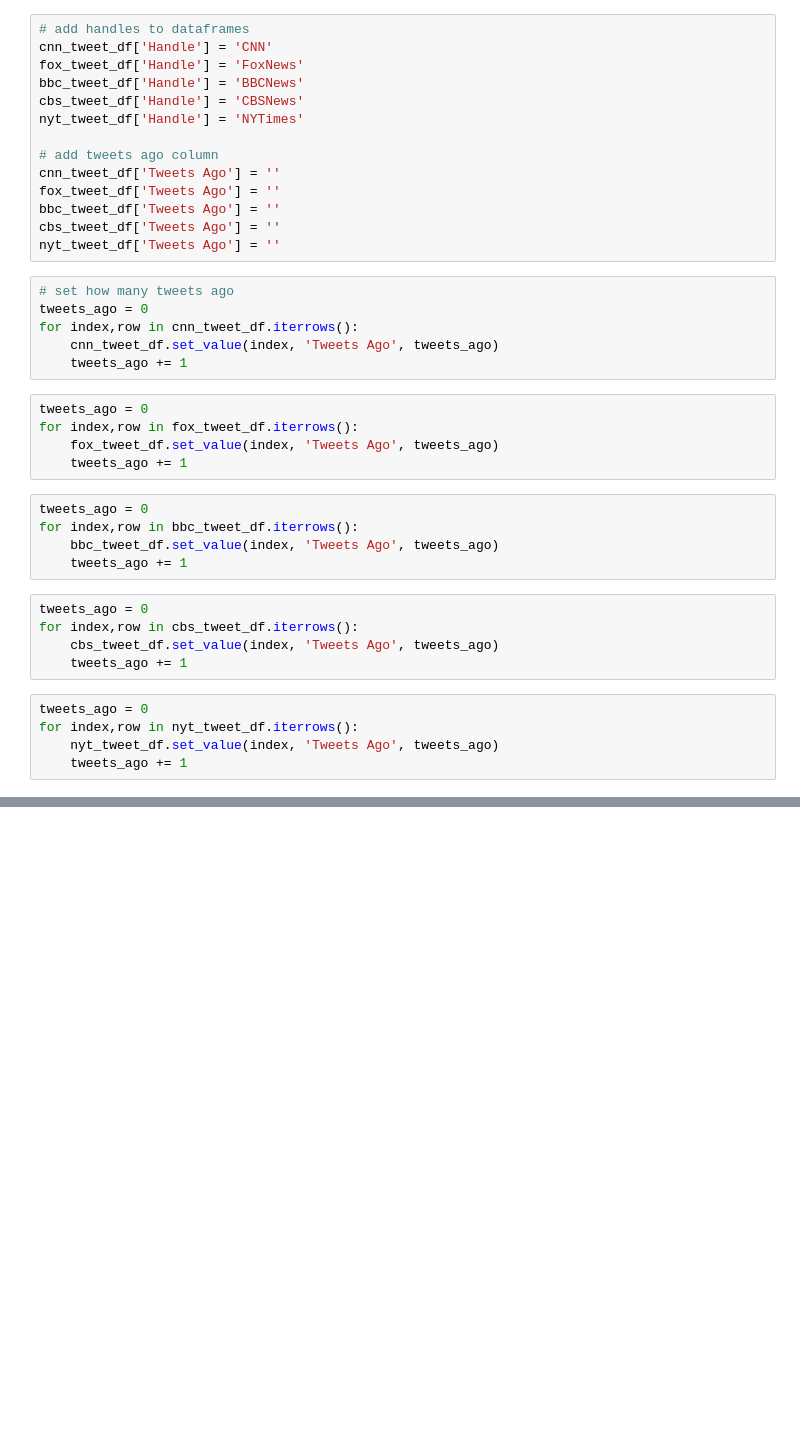
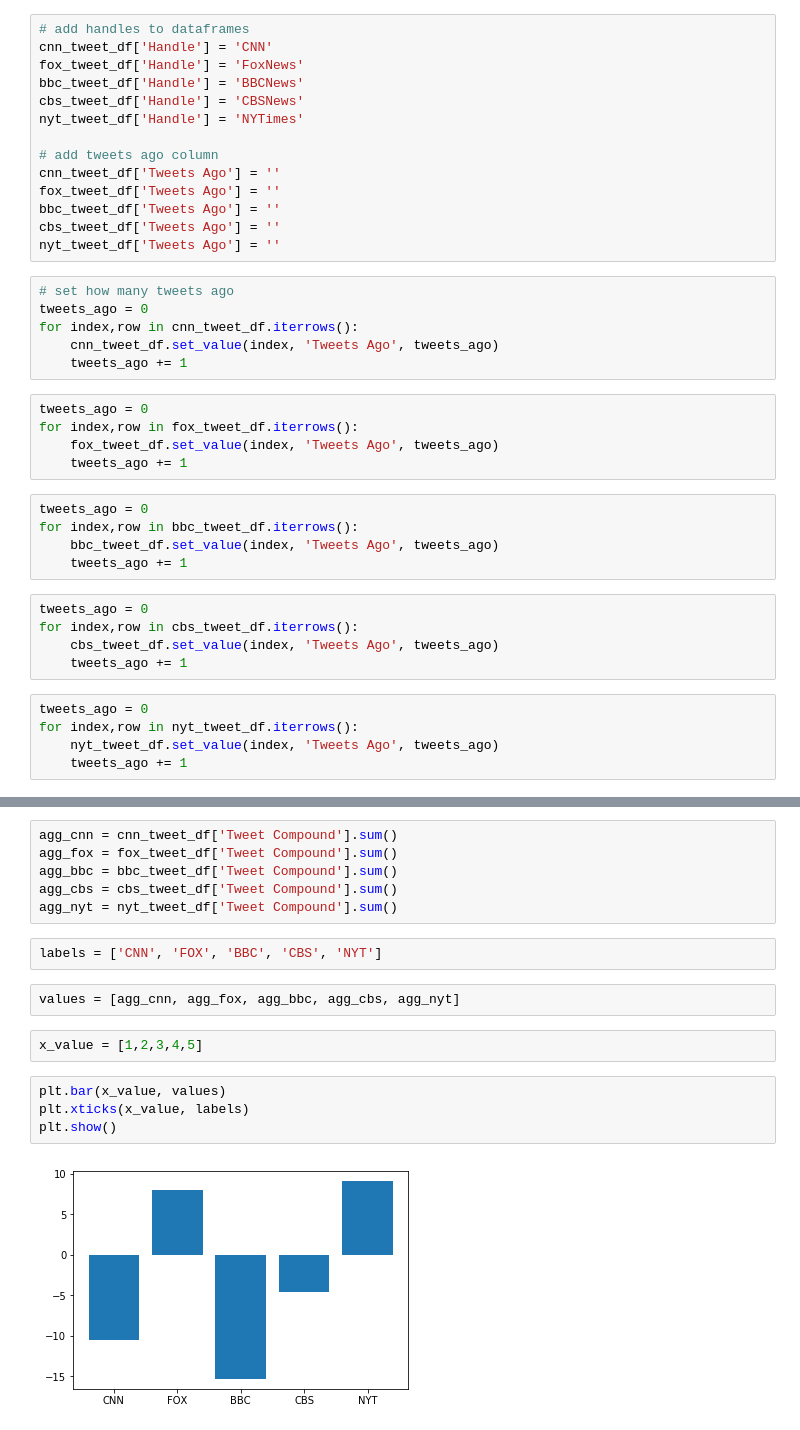
Before and after one commit to EpicureanHeron/DataAnalyticsBootcampSpring2018, a Jupyter notebook: Week 7 - Social Media Mining/News Mood/News Mood.ipynb, the cells around one changed output, grey strips where cells are left out. Cells and saved outputs as stored; diff of their text form; blank space fills up the shorter version.

Commit message:
finished second plot

```diff
--- a/Week 7 - Social Media Mining/News Mood/News Mood.ipynb
+++ b/Week 7 - Social Media Mining/News Mood/News Mood.ipynb
@@ -255,0 +256,18 @@ plt.show()
+# %%
+agg_cnn = cnn_tweet_df['Tweet Compound'].sum()
+agg_fox = fox_tweet_df['Tweet Compound'].sum()
+agg_bbc = bbc_tweet_df['Tweet Compound'].sum()
+agg_cbs = cbs_tweet_df['Tweet Compound'].sum()
+agg_nyt = nyt_tweet_df['Tweet Compound'].sum()
+# %%
+labels = ['CNN', 'FOX', 'BBC', 'CBS', 'NYT']
+# %%
+values = [agg_cnn, agg_fox, agg_bbc, agg_cbs, agg_nyt]
+# %%
+x_value = [1,2,3,4,5]
+# %%
+plt.bar(x_value, values)
+plt.xticks(x_value, labels)
+plt.show()
+# %% [output]
+[figure, added]
```
Also changed, not shown: parts of 1 cell of this notebook.
